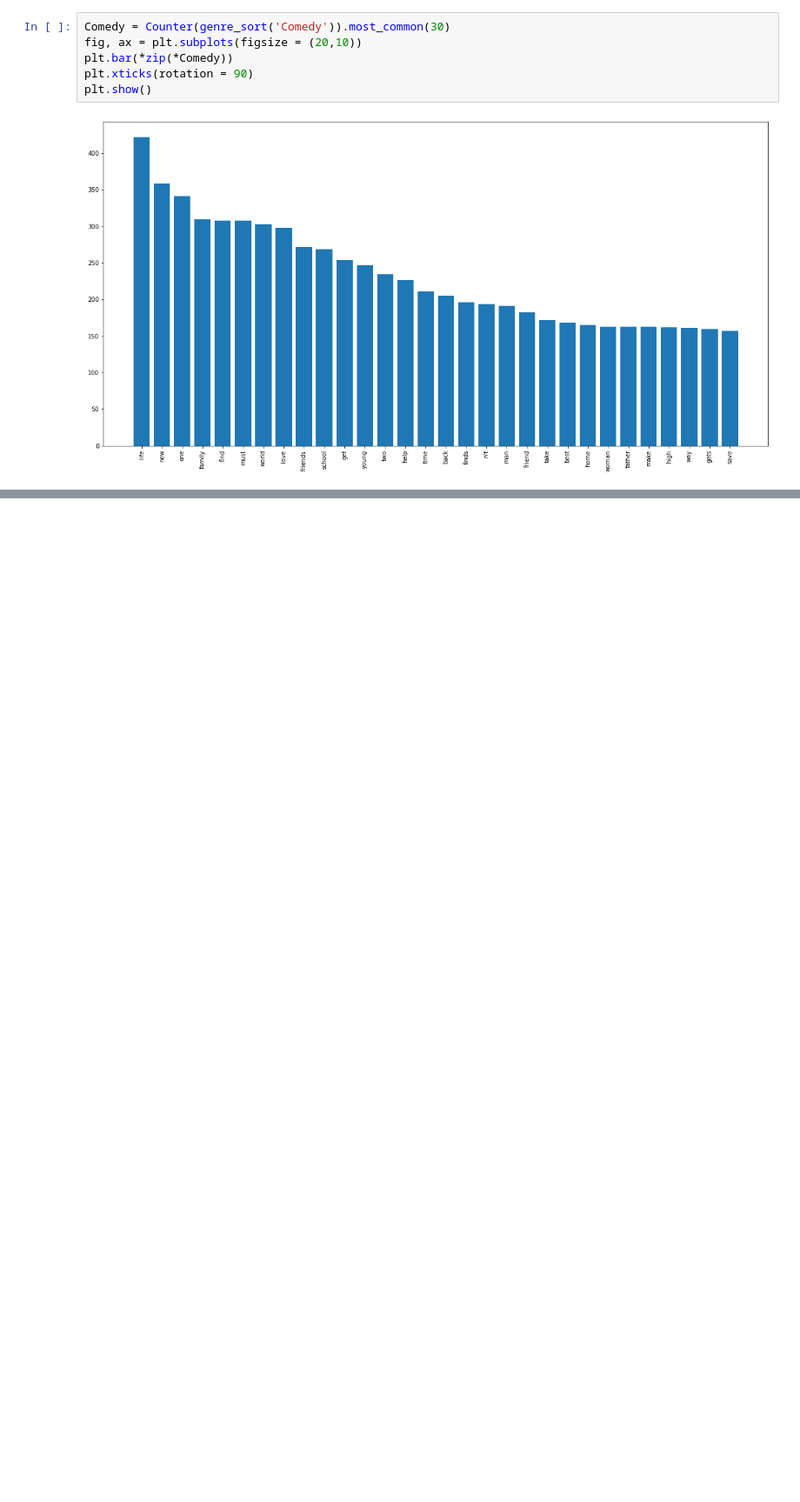
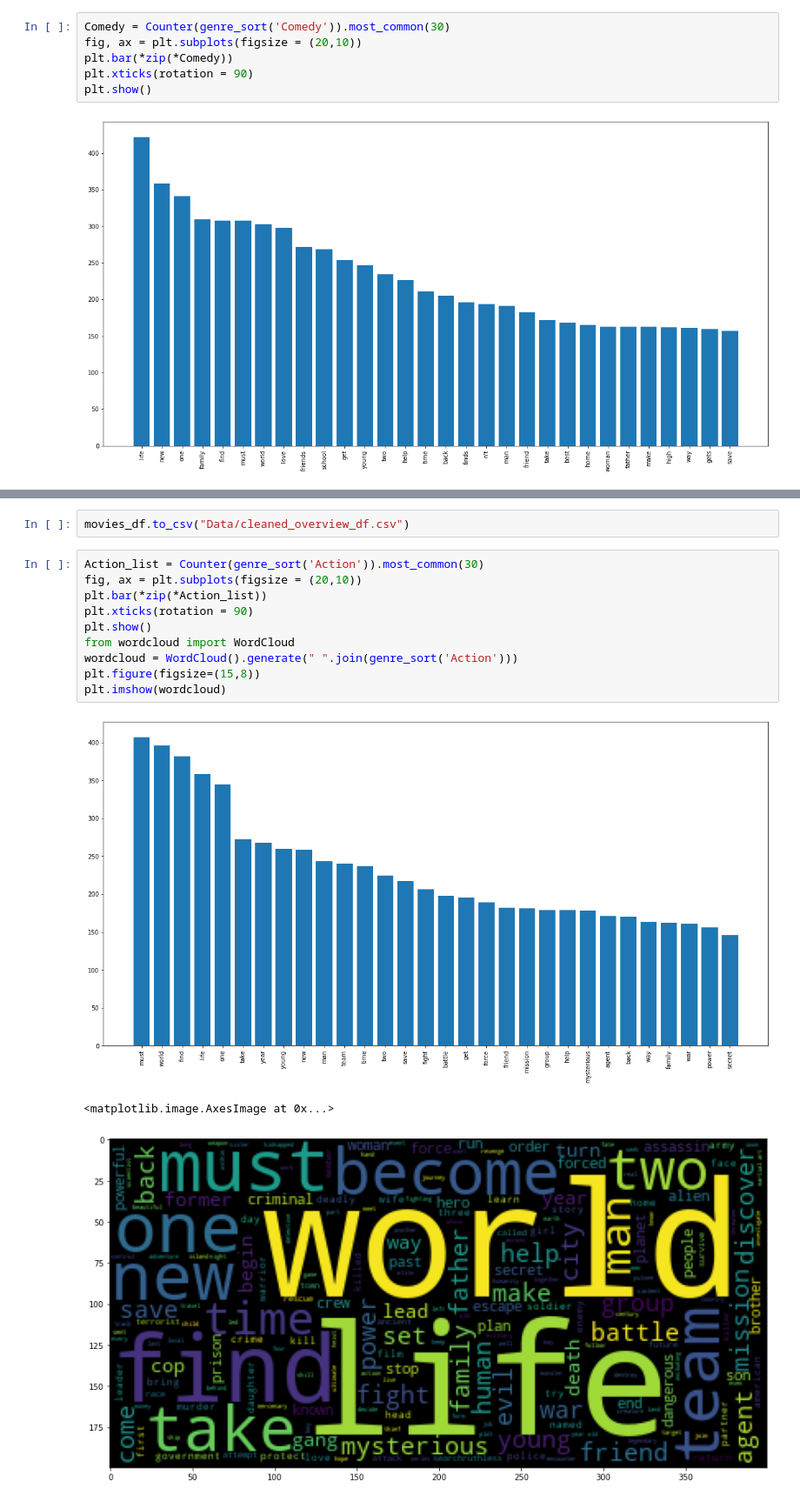
Before and after one commit to HijoExit/3rd-Capstone, a Jupyter notebook: src/Notebook/Movie_EDA.ipynb, the cells around one changed output, grey strips where cells are left out. Shown at 87% size. Saved outputs shown, nothing was run; the diff lists cells and outputs as text; blank space fills up the shorter version.

```diff
--- a/src/Notebook/Movie_EDA.ipynb
+++ b/src/Notebook/Movie_EDA.ipynb
@@ -243,0 +217,16 @@ genre_df
+# %%
+movies_df.to_csv("Data/cleaned_overview_df.csv")
+# %%
+Action_list = Counter(genre_sort('Action')).most_common(30)
+fig, ax = plt.subplots(figsize = (20,10))
+plt.bar(*zip(*Action_list))
+plt.xticks(rotation = 90)
+plt.show()
+from wordcloud import WordCloud
+wordcloud = WordCloud().generate(" ".join(genre_sort('Action')))
+plt.figure(figsize=(15,8))
+plt.imshow(wordcloud)
+# %% [output]
+[figure, added]
+<matplotlib.image.AxesImage at 0x...>
+[figure, added]
```
Also changed, not shown: parts of 17 cells of this notebook, 10 other files.
